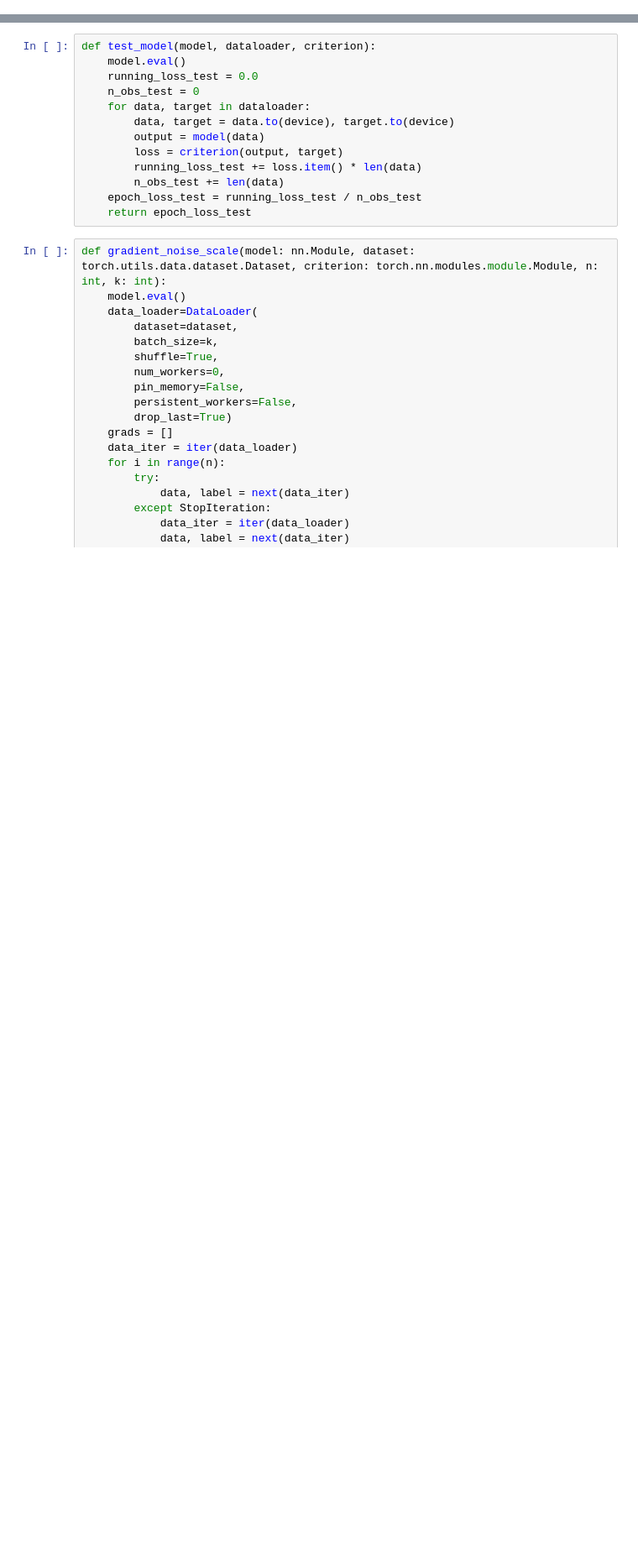
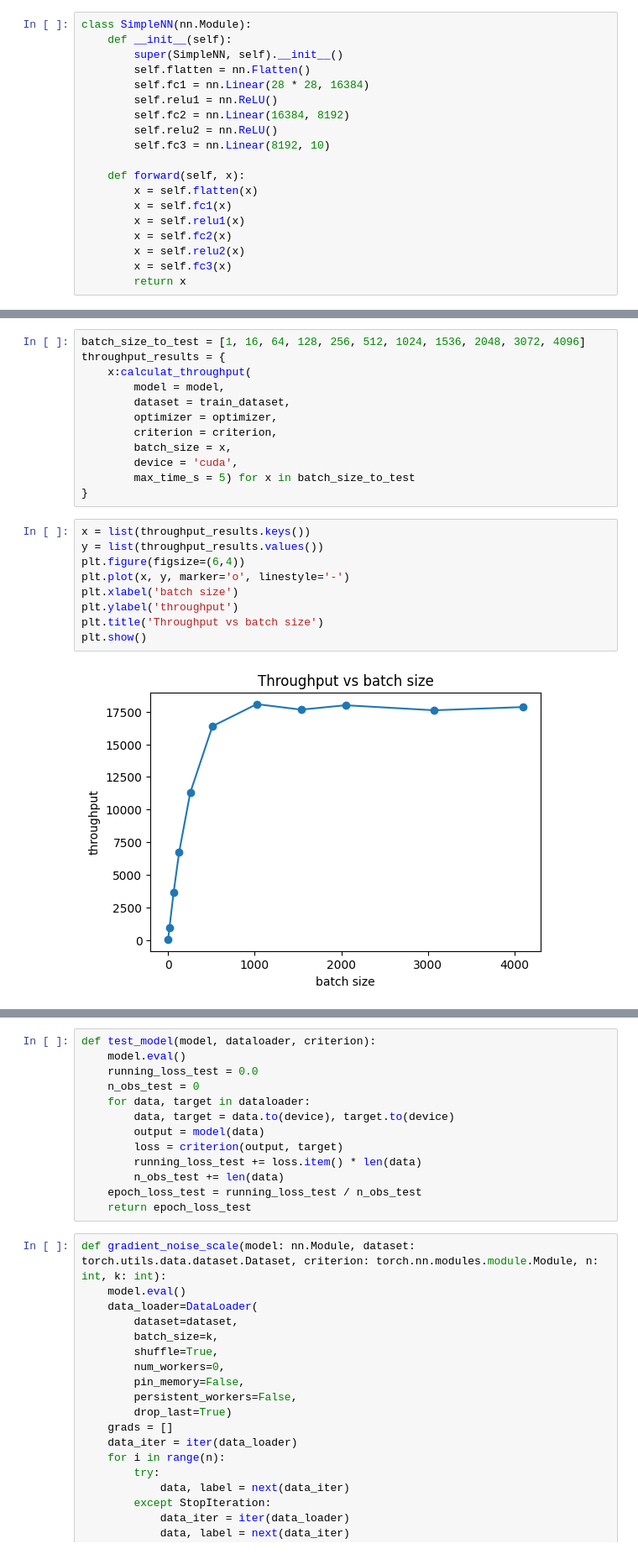
Before and after one commit to TomekTarczynski/mnist, a Jupyter notebook: Mnist1.ipynb, the cells around one changed output, grey strips where cells are left out. Shown at 84% size. Cells and saved outputs as stored; diff of their text form; blank space fills up the shorter version.

```diff
--- a/Mnist1.ipynb
+++ b/Mnist1.ipynb
@@ -95,0 +180,19 @@ OutOfMemoryError: CUDA out of memory. Tried to allocate 1.75 GiB. GPU 0 has a to
+# %%
+class SimpleNN(nn.Module):
+    def __init__(self):
+        super(SimpleNN, self).__init__()
+        self.flatten = nn.Flatten()
+        self.fc1 = nn.Linear(28 * 28, 16384)
+        self.relu1 = nn.ReLU()
+        self.fc2 = nn.Linear(16384, 8192)
+        self.relu2 = nn.ReLU()
+        self.fc3 = nn.Linear(8192, 10)
+
+    def forward(self, x):
+        x = self.flatten(x)
+        x = self.fc1(x)
+        x = self.relu1(x)
+        x = self.fc2(x)
+        x = self.relu2(x)
+        x = self.fc3(x)
+        return x
@@ -95,0 +332,23 @@ OutOfMemoryError: CUDA out of memory. Tried to allocate 1.75 GiB. GPU 0 has a to
+# %%
+batch_size_to_test = [1, 16, 64, 128, 256, 512, 1024, 1536, 2048, 3072, 4096]
+throughput_results = {
+    x:calculat_throughput(
+        model = model,
+        dataset = train_dataset,
+        optimizer = optimizer,
+        criterion = criterion,
+        batch_size = x,
+        device = 'cuda',
+        max_time_s = 5) for x in batch_size_to_test
+}
+# %%
+x = list(throughput_results.keys())
+y = list(throughput_results.values())
+plt.figure(figsize=(6,4))
+plt.plot(x, y, marker='o', linestyle='-')
+plt.xlabel('batch size')
+plt.ylabel('throughput')
+plt.title('Throughput vs batch size')
+plt.show()
+# %% [output]
+[figure, added]
```
Also changed, not shown: parts of 22 cells of this notebook.
